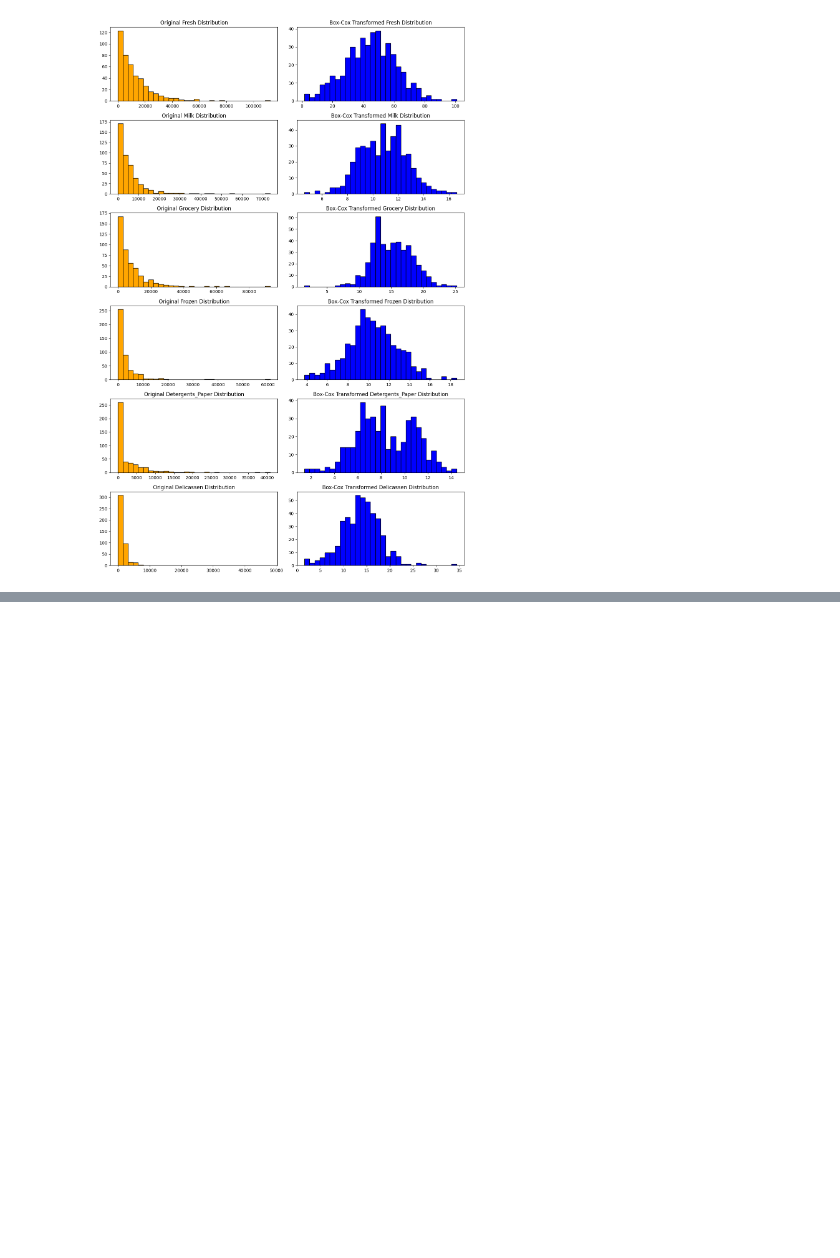
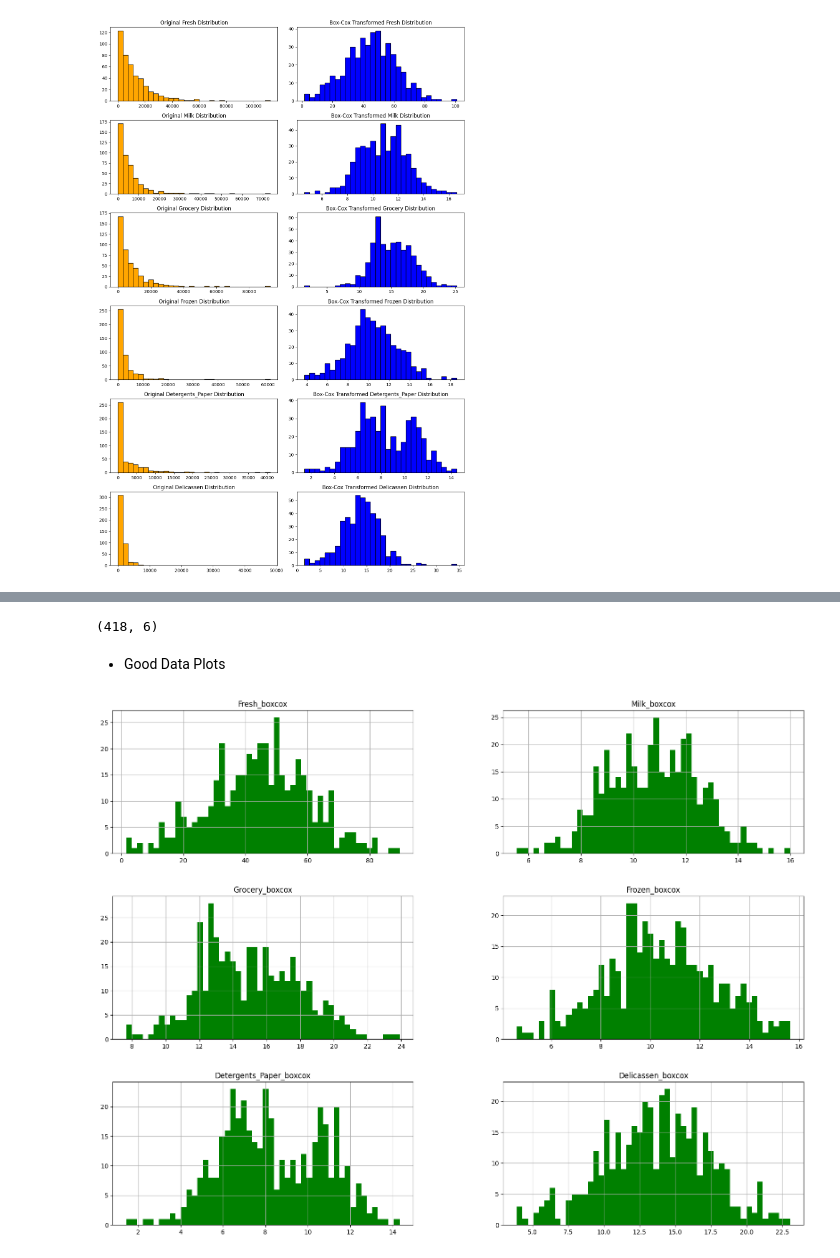
Before and after one commit to Venura-94/Mall-Customer-Segmentation, a Jupyter notebook: research/EDA.ipynb, the cells around one changed output, grey strips where cells are left out. Drawn from its saved outputs; the diff is of its cells as text; code cells hidden in the pictures; blank space fills up the shorter version.

```diff
--- a/research/EDA.ipynb
+++ b/research/EDA.ipynb
@@ -190,0 +208,10 @@ plt.show()
+# %%
+transformed_df = pd.DataFrame()
+
+# Apply Box-Cox transform to the specified columns in the DataFrame
+for a in columns_to_transform:
+    transformed_data, lam = apply_boxcox(customer[a])
+    transformed_df[a + '_boxcox'] = transformed_data
+
+# Display the Box-Cox transformed data
+display(transformed_df)
@@ -190,0 +236,29 @@ plt.show()
+# %%
+outliers = []
+
+# For each feature find the data points with extreme high or low values
+for feature in transformed_df.keys():
+
+    # Calculate Q1 (25th percentile of the data) for the given feature
+    Q1 = transformed_df[feature].quantile(0.25)
+
+    # Calculate Q3 (75th percentile of the data) for the given feature
+    Q3 = transformed_df[feature].quantile(0.75)
+
+    # Use the interquartile range to calculate an outlier step (1.5 times the interquartile range)
+    step = 1.5 * (Q3 - Q1)
+
+    # Display the outliers
+    print("Data points considered outliers for the feature '{}':".format(feature))
+    display(transformed_df[~((transformed_df[feature] >= Q1 - step) & (transformed_df[feature] <= Q3 + step))])
+
+    # OPTIONAL: Select the indices for data points you wish to remove
+    outliers.extend(transformed_df[(transformed_df[feature] < Q1 - step) | (transformed_df[feature] > Q3 + step)].index)
+
+    print(outliers)
+
+# Remove the duplicates from the outliers list
+outliers = list(set(outliers))
+
+# Remove the outliers, if any were specified
+good_data = transformed_df.drop(outliers).reset_index(drop=True)
@@ -190,0 +308,13 @@ plt.show()
+# %%
+good_data.shape
+# %% [output]
+(418, 6)
+# %% [markdown]
+- Good Data Plots
+# %%
+import matplotlib.pyplot as plt
+
+good_data.hist(bins=50, figsize=(20,15), color = "Green")
+plt.show()
+# %% [output]
+[figure, added]
```
Also changed, not shown: parts of 13 cells of this notebook, 1 other file.
